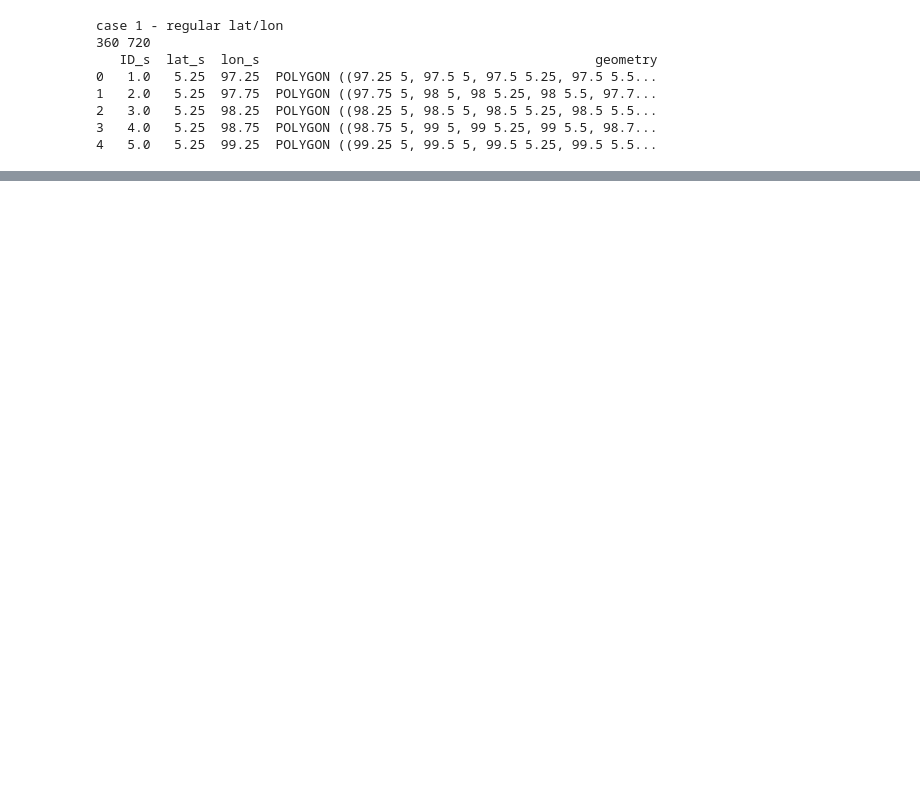
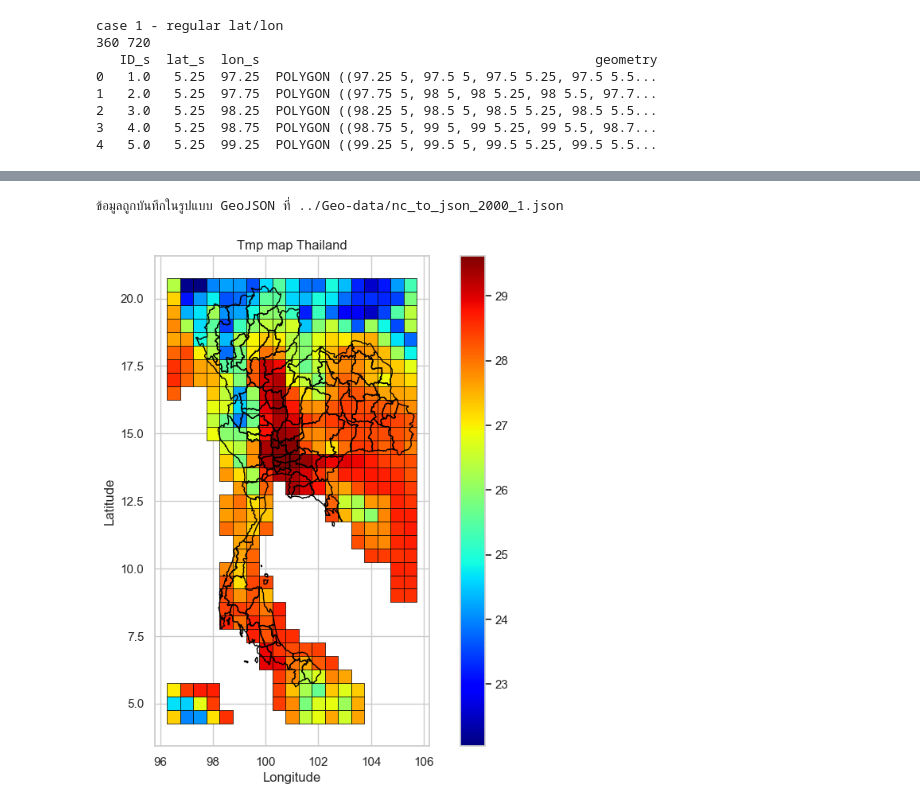
Before and after one commit to supakron-suk/climate-project-app, a Jupyter notebook: src/Python/candex-test1.ipynb, the cells around one changed output, grey strips where cells are left out. Drawn from its saved outputs; the diff is of its cells as text; code cells hidden in the pictures; blank space fills up the shorter version.

```diff
--- a/src/Python/candex-test1.ipynb
+++ b/src/Python/candex-test1.ipynb
@@ -308,0 +224,65 @@ Right CRS: EPSG:4326
+# %%
+import xarray as xr
+import geopandas as gpd
+from shapely.geometry import Polygon
+import pandas as pd
+
+# โหลดข้อมูล NetCDF
+ds = xr.open_dataset('../dataset-nc/cru_ts4.08.1901.2023.tmp.dat.nc')
+data_filtered = ds.sel(time=slice('2022-01-01', '2023-12-31'))
+
+# เลือกข้อมูลตามปี
+year = 2023
+temp = data_filtered.sel(lon=slice(96, 106), lat=slice(4, 21), time=str(year))
+data_avg = temp['tmp'].mean(dim='time')
+
+# สร้างรายการพิกัดกริดและข้อมูลอุณหภูมิ
+geometries = []
+values = []
+for i in range(len(data_avg.lat) - 1):
+    for j in range(len(data_avg.lon) - 1):
+        lat1, lat2 = data_avg.lat[i].item(), data_avg.lat[i + 1].item()
+        lon1, lon2 = data_avg.lon[j].item(), data_avg.lon[j + 1].item()
+
+        # สร้าง Polygon สำหรับแต่ละ cell
+        polygon = Polygon([(lon1, lat1), (lon1, lat2), (lon2, lat2), (lon2, lat1)])
+        geometries.append(polygon)
+
+        # ดึงค่าอุณหภูมิ
+        values.append(data_avg[i, j].item())
+
+# สร้าง GeoDataFrame
+gdf = gpd.GeoDataFrame({'temperature': values, 'geometry': geometries})
+
+# บันทึกเป็น GeoJSON
+output_path = "../Geo-data/nc_to_json_2000_1.json"
+gdf.to_file(output_path, driver="GeoJSON")
+
+print(f"ข้อมูลถูกบันทึกในรูปแบบ GeoJSON ที่ {output_path}")
+# %% [output]
+ข้อมูลถูกบันทึกในรูปแบบ GeoJSON ที่ ../Geo-data/nc_to_json_2000_1.json
+# %%
+import geopandas as gpd
+import matplotlib.pyplot as plt
+import seaborn as sns
+
+# โหลดข้อมูล GeoJSON
+data = gpd.read_file('../Geo-data/nc_to_json_2000_1.json')
+shapefile = gpd.read_file('../Geo-data/thailand-Geo.json')
+
+# สร้าง plot
+fig, ax = plt.subplots(figsize=(10, 8))
+
+# แสดงผลข้อมูลพื้นที่ด้วย GeoPandas
+data.plot(column='temperature', cmap='jet', linewidth=0.5, ax=ax, edgecolor='black', legend=True)
+
+shapefile.geometry.boundary.plot(ax=ax, color='black', linewidth=1)
+
+# ปรับแต่งการแสดงผลเพิ่มเติม
+plt.title('Tmp map Thailand')
+plt.xlabel('Longitude')
+plt.ylabel('Latitude')
+
+plt.show()
+# %% [output]
+[figure, added]
```
Also changed, not shown: parts of 7 cells of this notebook, 19 other files.
